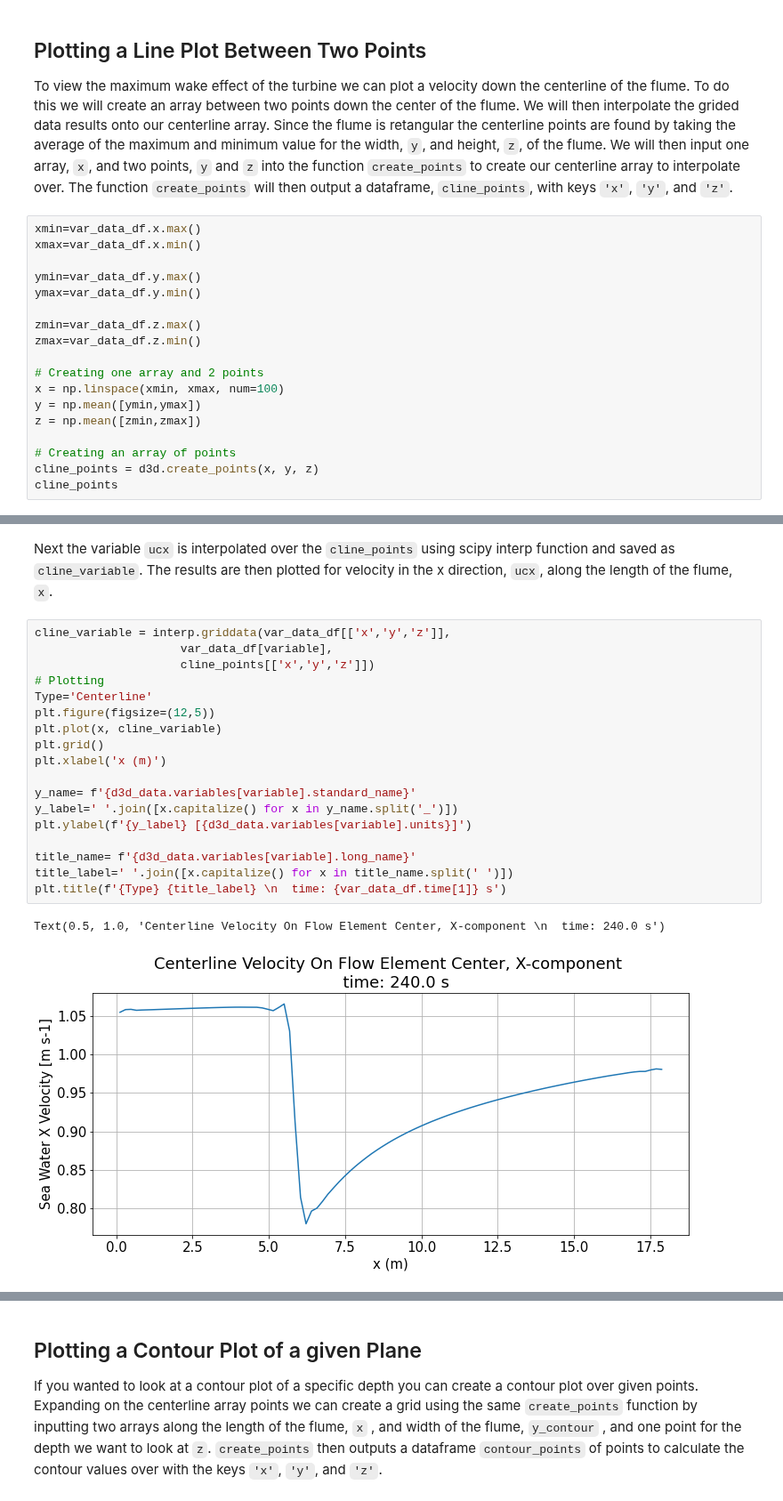
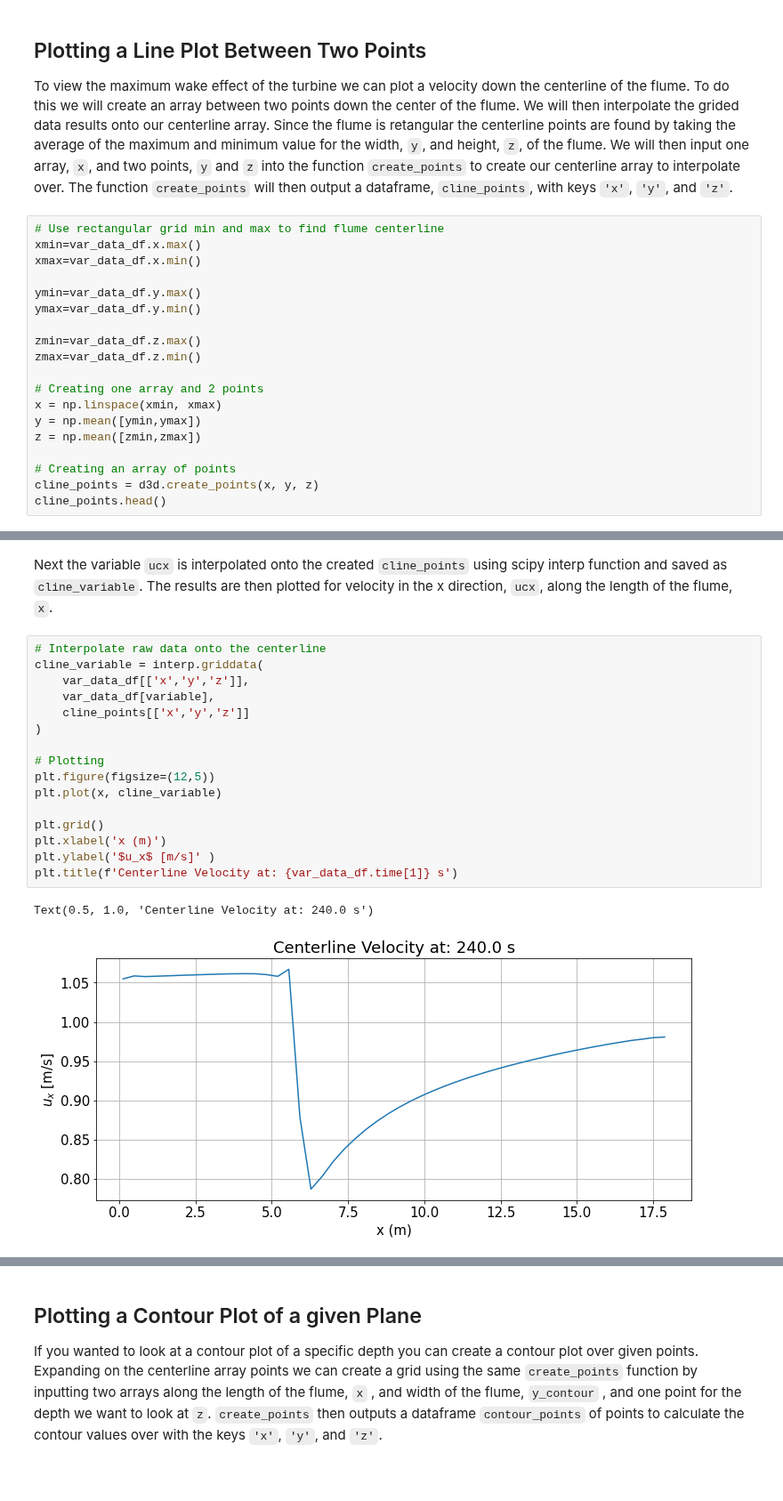
Before and after one commit to MHKiT-Software/MHKiT-Python, a Jupyter notebook: examples/Delft3D_example.ipynb, the cells around one changed output, grey strips where cells are left out. Shown at 89% size. Cells and saved outputs as stored; diff of their text form; blank space fills up the shorter version.

```diff
--- a/examples/Delft3D_example.ipynb
+++ b/examples/Delft3D_example.ipynb
@@ -104,6 +104,7 @@ min_plot_v=0.5
 ## Plotting a Line Plot Between Two Points
 To view the maximum wake effect of the turbine we can plot a velocity down the centerline of the flume. To do this we will create an array between two points down the center of the flume. We will then interpolate the grided data results onto our centerline array. Since the flume is retangular the centerline points are found by taking the average of the maximum and minimum value for the width, `y`, and height, `z`, of the flume. We will then input one array, `x`, and two points, `y` and `z` into the function `create_points` to create our centerline array to interpolate over. The function `create_points` will then output a dataframe, `cline_points`, with keys `'x'`, `'y'`, and `'z'`.
 # %%
+# Use rectangular grid min and max to find flume centerline
 xmin=var_data_df.x.max()
 xmax=var_data_df.x.min()
 
@@ -114,11 +115,11 @@ zmin=var_data_df.z.max()
 zmax=var_data_df.z.min()
 
 # Creating one array and 2 points
-x = np.linspace(xmin, xmax, num=100)
+x = np.linspace(xmin, xmax)
 y = np.mean([ymin,ymax])
 z = np.mean([zmin,zmax])
 
 # Creating an array of points
 cline_points = d3d.create_points(x, y, z)
-cline_points
+cline_points.head()
 # %% [output]
@@ -139,26 +132,24 @@ cline_points
 # %% [markdown]
-Next the variable `ucx` is interpolated over the `cline_points` using scipy interp function and saved as `cline_variable`. The results are then plotted for velocity in the x direction, `ucx`, along the length of the flume, `x`.
+Next the variable `ucx` is interpolated onto the created `cline_points` using scipy interp function and saved as `cline_variable`. The results are then plotted for velocity in the x direction, `ucx`, along the length of the flume, `x`.
 # %%
-cline_variable = interp.griddata(var_data_df[['x','y','z']],
-                     var_data_df[variable],
-                     cline_points[['x','y','z']])
+# Interpolate raw data onto the centerline
+cline_variable = interp.griddata(
+    var_data_df[['x','y','z']],
+    var_data_df[variable],
+    cline_points[['x','y','z']]
+)
+
 # Plotting
-Type='Centerline'
 plt.figure(figsize=(12,5))
 plt.plot(x, cline_variable)
+
 plt.grid()
 plt.xlabel('x (m)')
-
-y_name= f'{d3d_data.variables[variable].standard_name}'
-y_label=' '.join([x.capitalize() for x in y_name.split('_')])
-plt.ylabel(f'{y_label} [{d3d_data.variables[variable].units}]')
-
-title_name= f'{d3d_data.variables[variable].long_name}'
-title_label=' '.join([x.capitalize() for x in title_name.split(' ')])
-plt.title(f'{Type} {title_label} \n  time: {var_data_df.time[1]} s')
+plt.ylabel('$u_x$ [m/s]' )
+plt.title(f'Centerline Velocity at: {var_data_df.time[1]} s')
 # %% [output]
-Text(0.5, 1.0, 'Centerline Velocity On Flow Element Center, X-component \n  time: 240.0 s')
+Text(0.5, 1.0, 'Centerline Velocity at: 240.0 s')
-[figure, old version]
+[figure, new version]
 # %% [markdown]
 ## Contour Plot for a Given Sigma Layer
 
```
Also changed, not shown: parts of 13 cells of this notebook.
